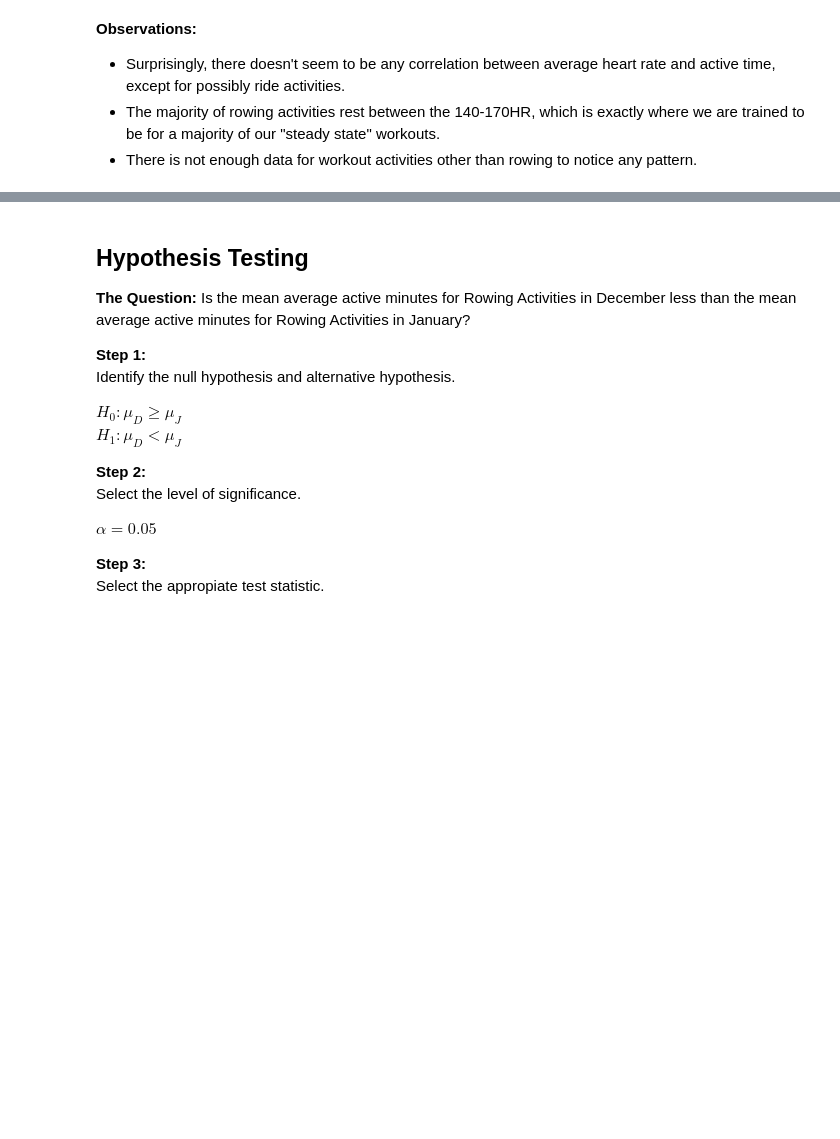
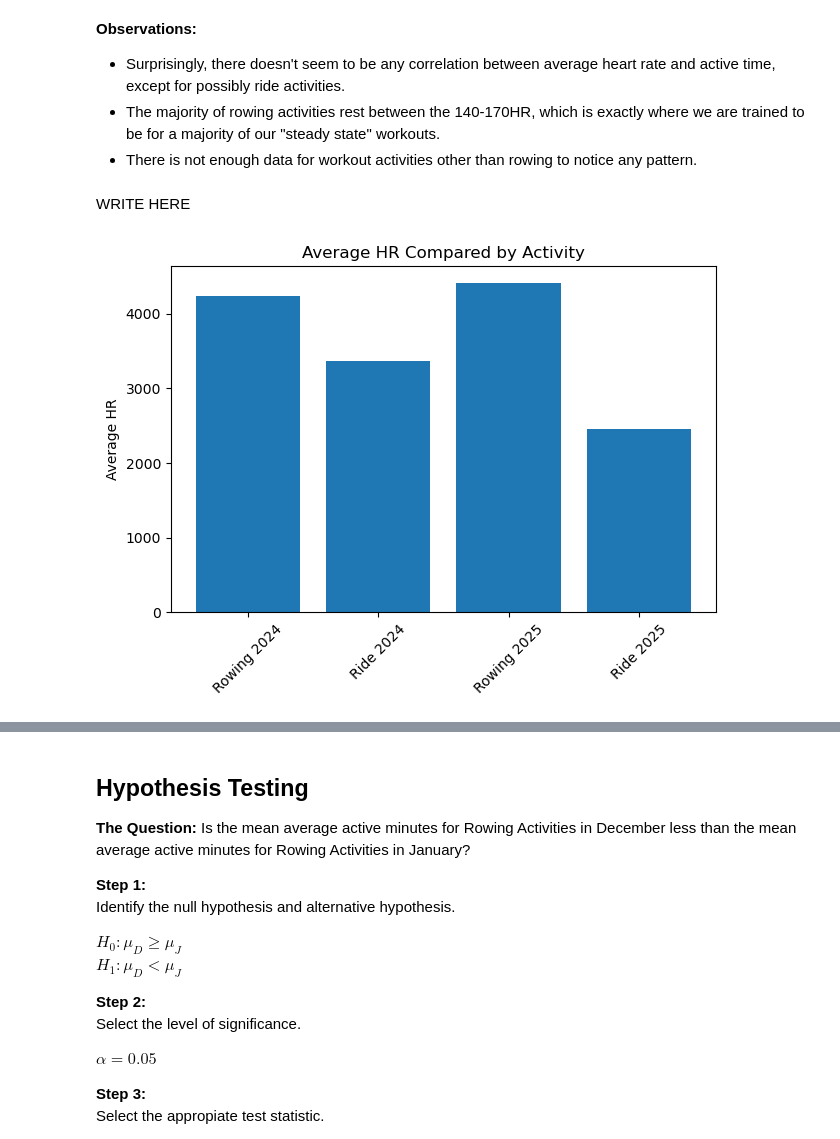
Before and after one commit to hubbsde/da8_personal_project, a Jupyter notebook: StravaEDA.ipynb, the cells around one changed output, grey strips where cells are left out. Cells and saved outputs as stored; diff of their text form; code cells hidden in the pictures; blank space fills up the shorter version.

Commit message:
visual

```diff
--- a/StravaEDA.ipynb
+++ b/StravaEDA.ipynb
@@ -107,3 +107,12 @@ for activity in activity_options:
 * Surprisingly, there doesn't seem to be any correlation between average heart rate and active time, except for possibly ride activities.
 * The  majority of rowing activities rest between the 140-170HR, which is exactly where we are trained to be for a majority of our "steady state" workouts.
 * There is not enough data for workout activities other than rowing to notice any pattern.
+# %% [markdown]
+WRITE HERE
+# %%
+rowing_df = activity_df.get_group("Rowing")
+ride_df = activity_df.get_group("Ride")
+
+utils.averageHRBar(rowing_df, ride_df)
+# %% [output]
+[figure, added]
```
Also changed, not shown: parts of 6 cells of this notebook, 3 other files.
